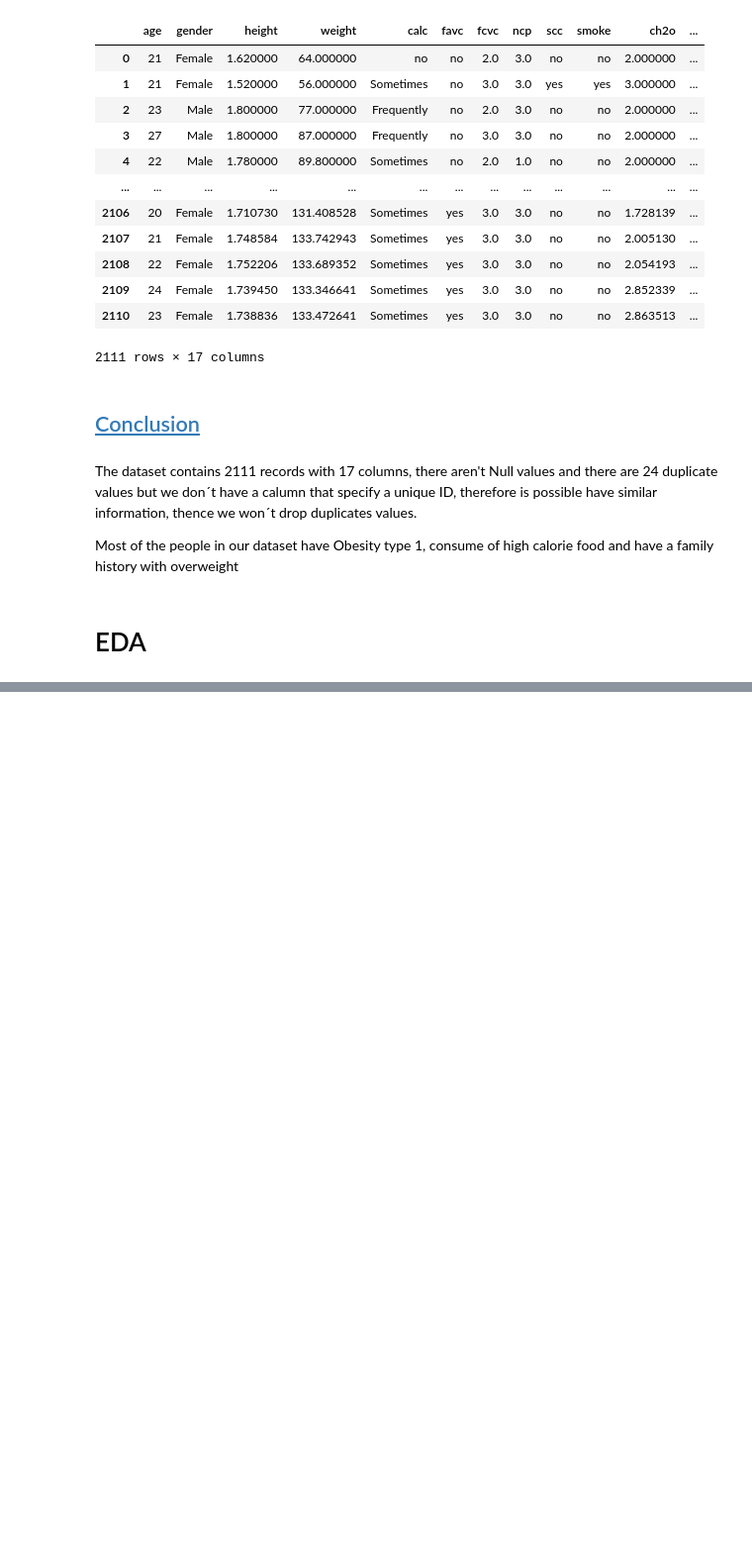
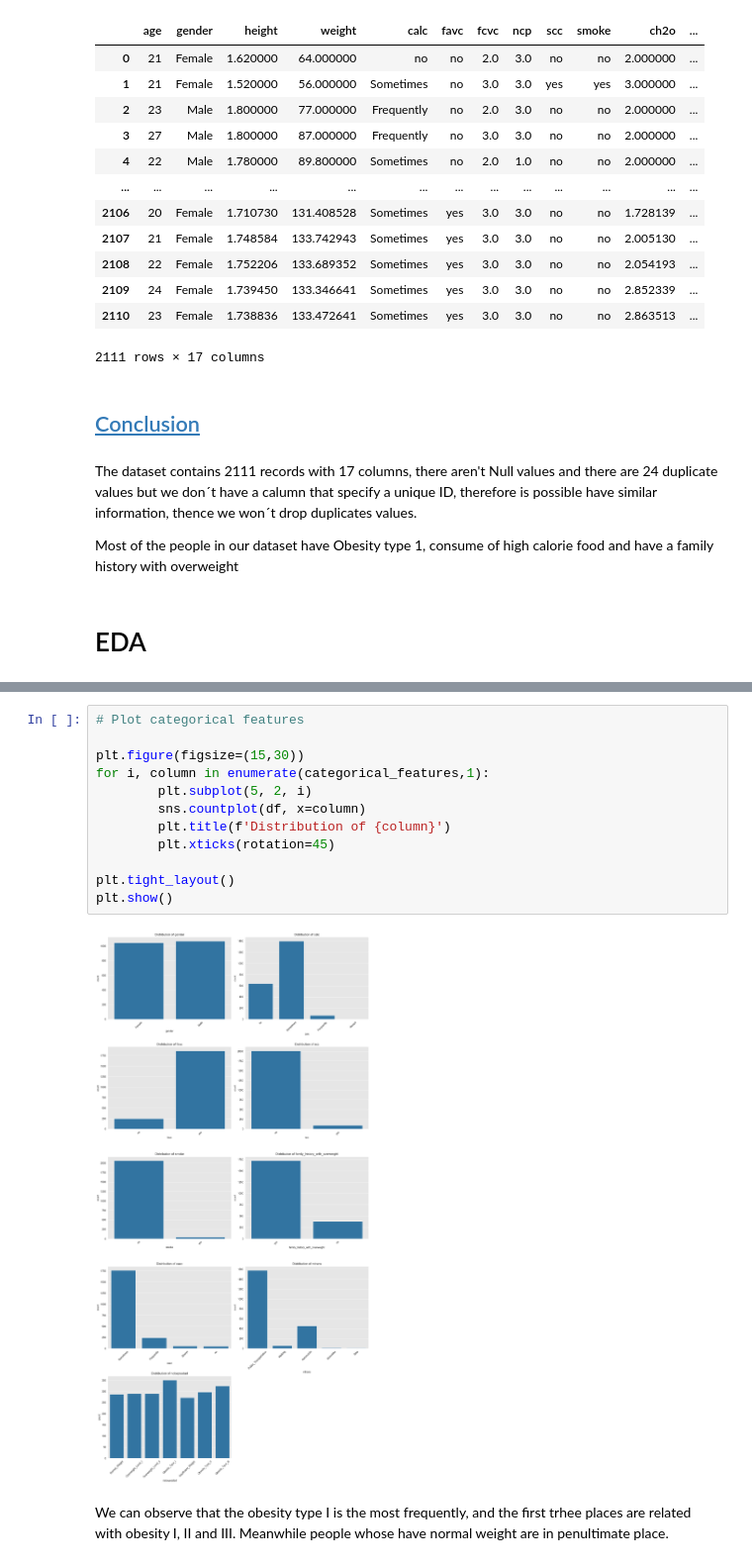
Before and after one commit to jFcomb/Obesity_or_CVD_risk, a Jupyter notebook: obesity.ipynb, the cells around one changed output, grey strips where cells are left out. Shown: that part at 99% size. Cells and saved outputs as stored; diff of their text form; blank space fills up the shorter version.

```diff
--- a/obesity.ipynb
+++ b/obesity.ipynb
@@ -160,0 +183,16 @@ Most of the people in our dataset have Obesity type 1, consume of high calorie f
+# %%
+# Plot categorical features
+
+plt.figure(figsize=(15,30))
+for i, column in enumerate(categorical_features,1):
+        plt.subplot(5, 2, i)
+        sns.countplot(df, x=column)
+        plt.title(f'Distribution of {column}')
+        plt.xticks(rotation=45)
+
+plt.tight_layout()
+plt.show()
+# %% [output]
+[figure, added]
+# %% [markdown]
+We can observe that the obesity type I is the most frequently, and the first trhee places are related with obesity I, II and III. Meanwhile people whose have normal weight are in penultimate place.
```
Also changed, not shown: parts of 7 cells of this notebook.
